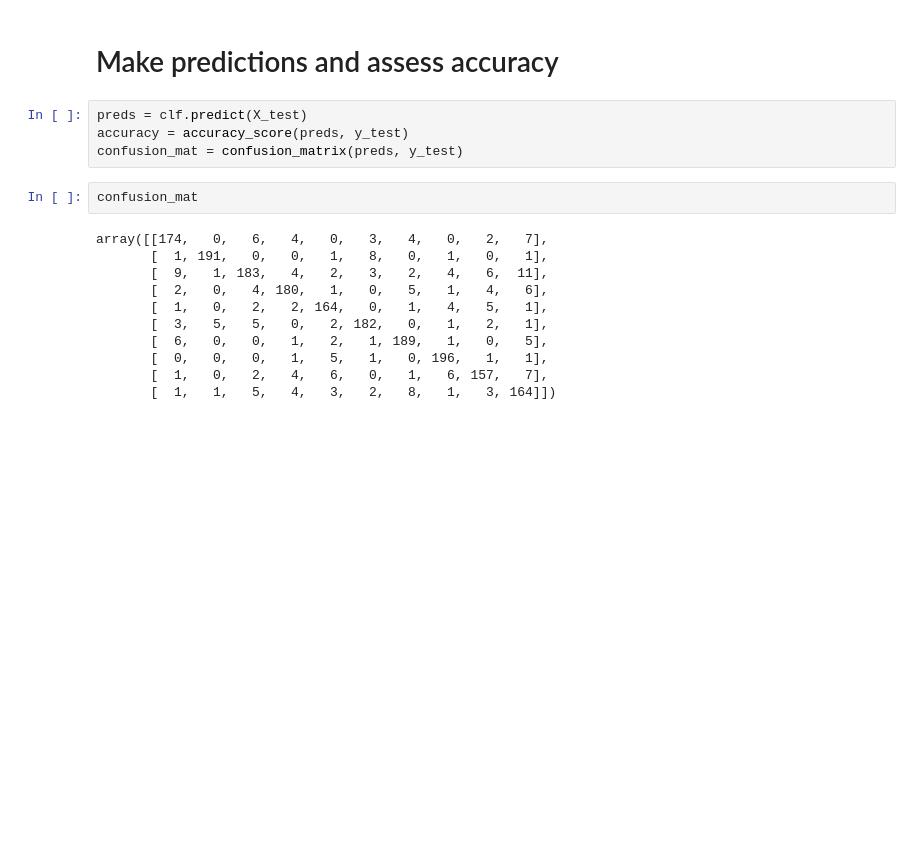
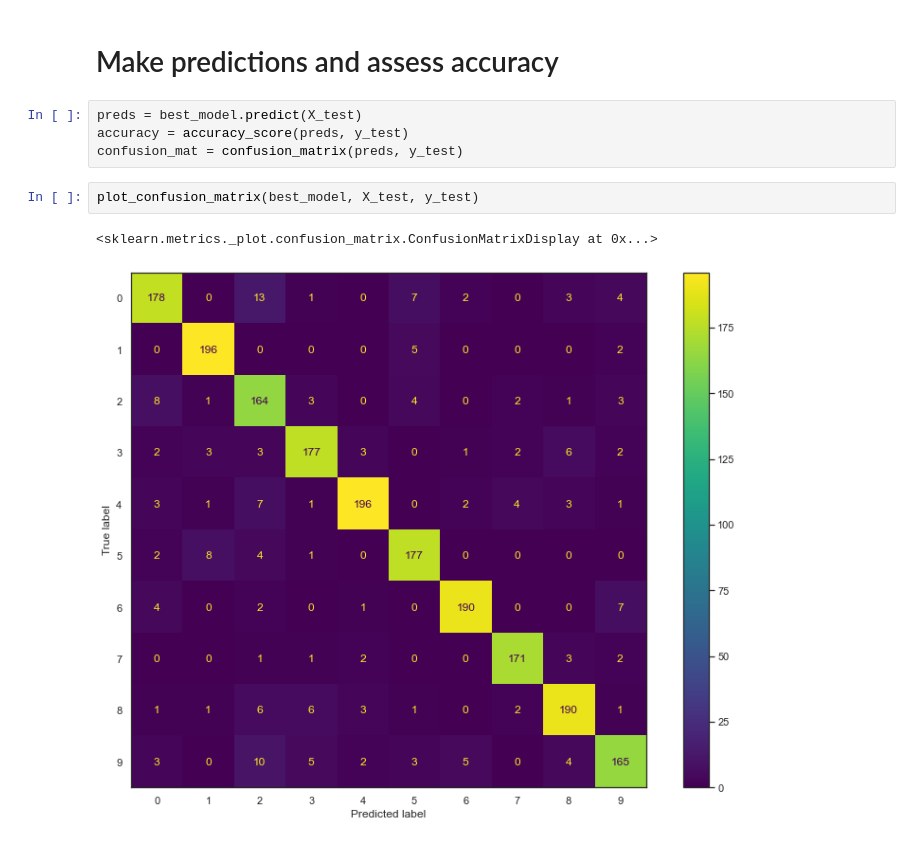
Before and after one commit to the-data-science-union/DSU-F2021-MGC, a Jupyter notebook: Modelling/daniel-GBM.ipynb, the cells around one changed output. Drawn from its saved outputs; the diff is of its cells as text; blank space fills up the shorter version.

```diff
--- a/Modelling/daniel-GBM.ipynb
+++ b/Modelling/daniel-GBM.ipynb
@@ -78,22 +89,14 @@ Best accuracy = 0.8908908908908909
 # %% [markdown]
 # Make predictions and assess accuracy
 # %%
-preds = clf.predict(X_test)
+preds = best_model.predict(X_test)
 accuracy = accuracy_score(preds, y_test)
 confusion_mat = confusion_matrix(preds, y_test)
 # %%
-confusion_mat
+plot_confusion_matrix(best_model, X_test, y_test)
 # %% [output]
-array([[174,   0,   6,   4,   0,   3,   4,   0,   2,   7],
-       [  1, 191,   0,   0,   1,   8,   0,   1,   0,   1],
-       [  9,   1, 183,   4,   2,   3,   2,   4,   6,  11],
-       [  2,   0,   4, 180,   1,   0,   5,   1,   4,   6],
-       [  1,   0,   2,   2, 164,   0,   1,   4,   5,   1],
-       [  3,   5,   5,   0,   2, 182,   0,   1,   2,   1],
-       [  6,   0,   0,   1,   2,   1, 189,   1,   0,   5],
-       [  0,   0,   0,   1,   5,   1,   0, 196,   1,   1],
-       [  1,   0,   2,   4,   6,   0,   1,   6, 157,   7],
-       [  1,   1,   5,   4,   3,   2,   8,   1,   3, 164]])
+<sklearn.metrics._plot.confusion_matrix.ConfusionMatrixDisplay at 0x...>
+[figure, added]
 # %%
 diag_entries = [confusion_mat[i,i] for i in range(len(confusion_mat))]
 class_accuracy = diag_entries / np.sum(confusion_mat, axis=0)
```
Also changed, not shown: parts of 10 cells of this notebook.
